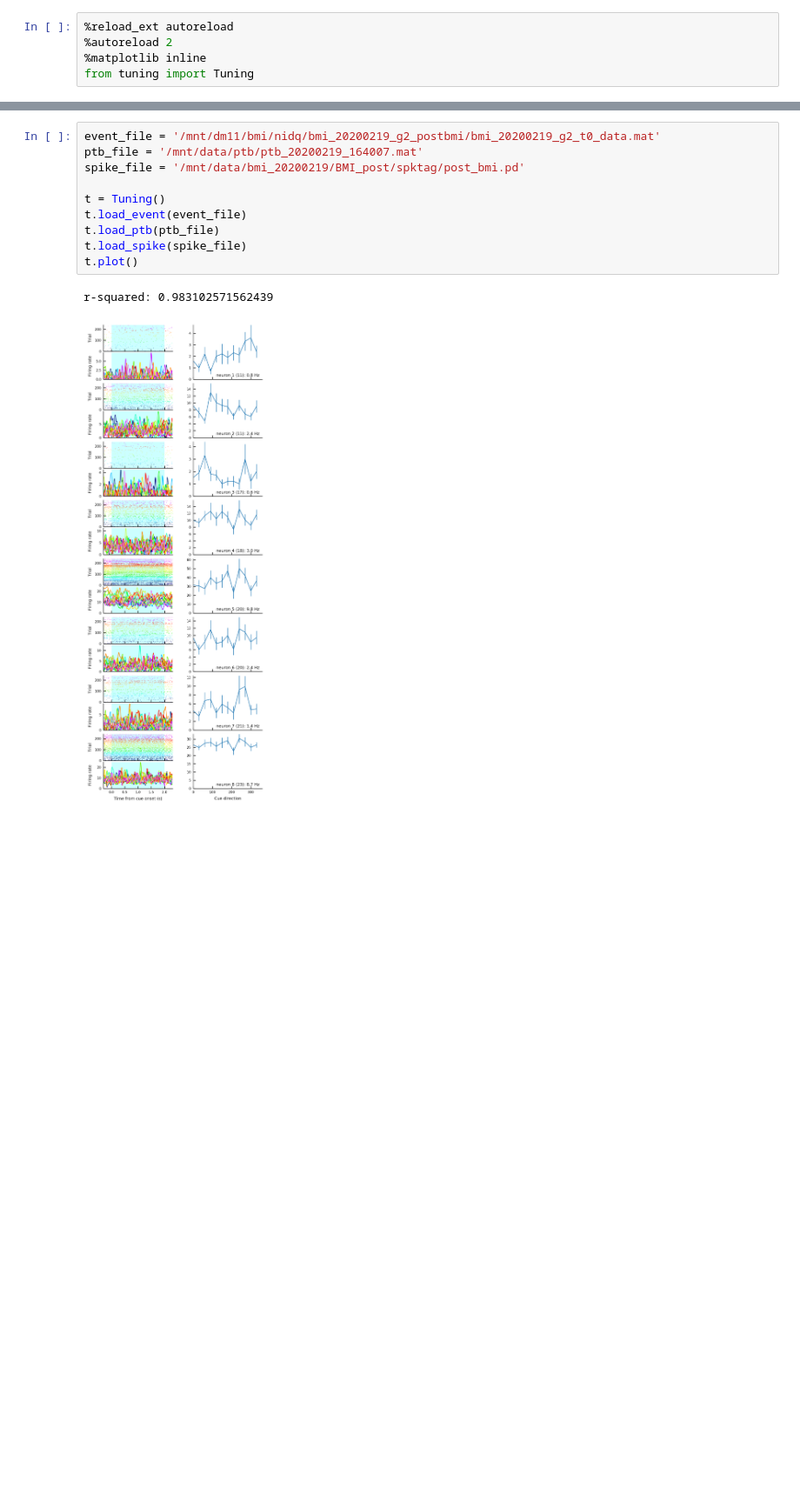
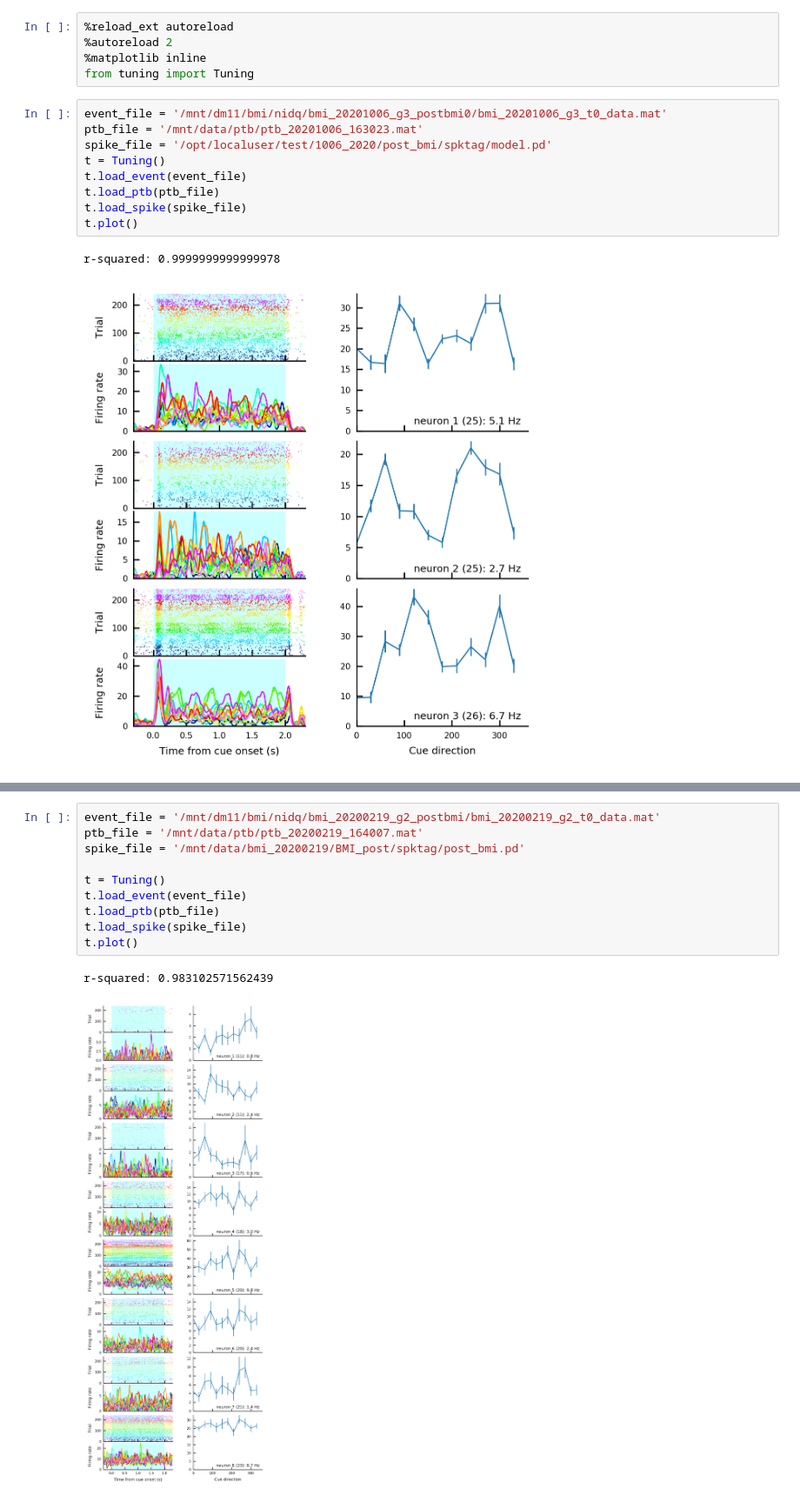
Before and after one commit to lapis42/tuning, a Jupyter notebook: notebook/example.ipynb, the cells around one changed output, grey strips where cells are left out. Shown at 87% size. Cells and saved outputs as stored; diff of their text form; blank space fills up the shorter version.

```diff
--- a/notebook/example.ipynb
+++ b/notebook/example.ipynb
@@ -3,4 +3,16 @@
 %autoreload 2
 %matplotlib inline
 from tuning import Tuning
+# %%
+event_file = '/mnt/dm11/bmi/nidq/bmi_20201006_g3_postbmi0/bmi_20201006_g3_t0_data.mat'
+ptb_file = '/mnt/data/ptb/ptb_20201006_163023.mat'
+spike_file = '/opt/localuser/test/1006_2020/post_bmi/spktag/model.pd'
+t = Tuning()
+t.load_event(event_file)
+t.load_ptb(ptb_file)
+t.load_spike(spike_file)
+t.plot()
+# %% [output]
+r-squared: 0.9999999999999978
+[figure, added]
 # %%
```
Also changed, not shown: parts of 6 cells of this notebook, 2 other files.
